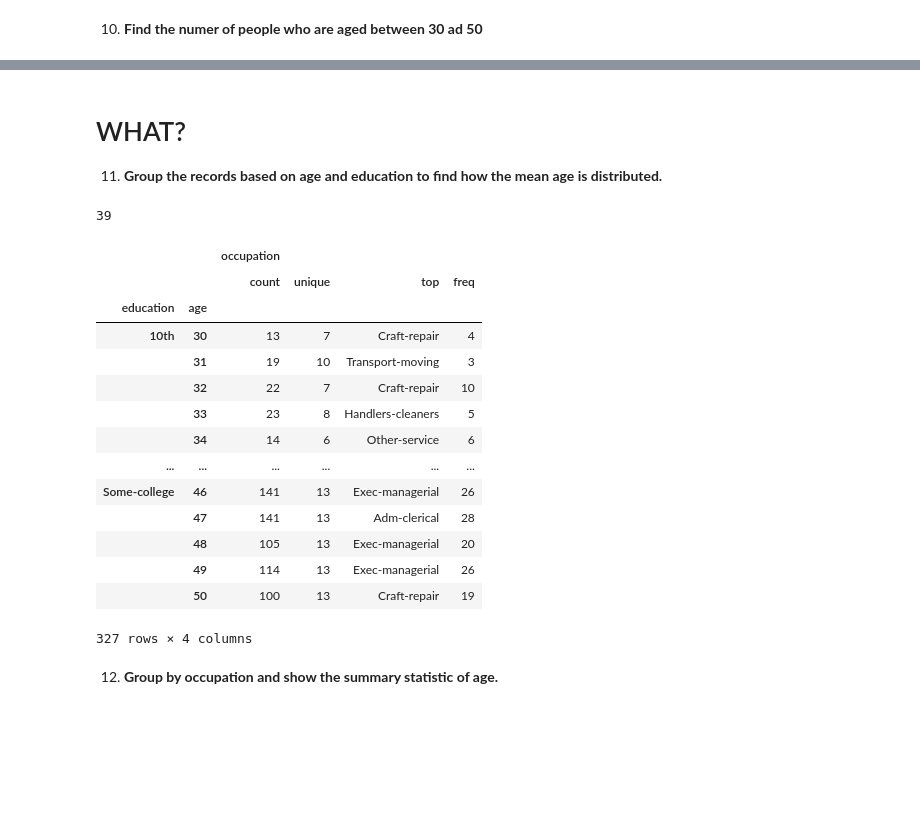
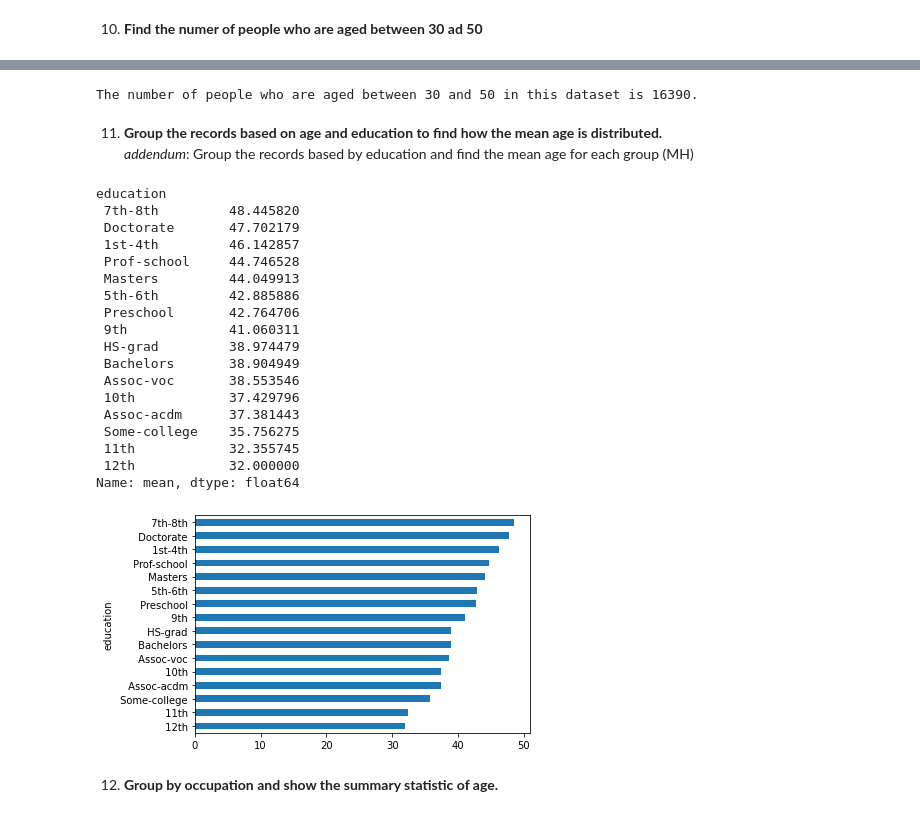
Before and after one commit to MichaelHotaling/DSC-Classes, a Jupyter notebook: DSC540/Week 3 & 4/Weeks 3&4 Assignment.ipynb, the cells around one changed output, grey strips where cells are left out. Saved outputs shown, nothing was run; the diff lists cells and outputs as text; code cells hidden in the pictures; blank space fills up the shorter version.

```diff
--- a/DSC540/Week 3 & 4/Weeks 3&4 Assignment.ipynb
+++ b/DSC540/Week 3 & 4/Weeks 3&4 Assignment.ipynb
@@ -297,8 +414,6 @@ len(df3)
+# %%
+print("The number of people who are aged between 30 and 50 in this dataset is {}.".format(len(df3)))
+# %% [output]
+The number of people who are aged between 30 and 50 in this dataset is 16390.
 # %% [markdown]
-# WHAT?
-
-11. **Group the records based on age and education to find how the mean age is distributed.**
+11. **Group the records based on age and education to find how the mean age is distributed.** <br> _addendum_: Group the records based by education and find the mean age for each group (MH)
-# %%
-round(np.mean(df3['age']))
-# %% [output]
-39
@@ -307,21 +420,26 @@ df4 = df3.groupby(['education','age']).describe()
-# %%
-df4
-# %% [output]
-|  |  | occupation |  |  |  |
-|  |  | count | unique | top | freq |
-| education | age |  |  |  |  |
-| 10th | 30 | 13 | 7 | Craft-repair | 4 |
-|  | 31 | 19 | 10 | Transport-moving | 3 |
-|  | 32 | 22 | 7 | Craft-repair | 10 |
-|  | 33 | 23 | 8 | Handlers-cleaners | 5 |
-|  | 34 | 14 | 6 | Other-service | 6 |
-| ... | ... | ... | ... | ... | ... |
-| Some-college | 46 | 141 | 13 | Exec-managerial | 26 |
-|  | 47 | 141 | 13 | Adm-clerical | 28 |
-|  | 48 | 105 | 13 | Exec-managerial | 20 |
-|  | 49 | 114 | 13 | Exec-managerial | 26 |
-|  | 50 | 100 | 13 | Craft-repair | 19 |
-327 rows × 4 columns
+# %%
+print(df.groupby(['education']).describe()['age']['mean'].sort_values(ascending=False));
+df.groupby(['education']).describe()['age']['mean'].sort_values(ascending=True).plot(kind="barh");
+# %% [output]
+education
+ 7th-8th         48.445820
+ Doctorate       47.702179
+ 1st-4th         46.142857
+ Prof-school     44.746528
+ Masters         44.049913
+ 5th-6th         42.885886
+ Preschool       42.764706
+ 9th             41.060311
+ HS-grad         38.974479
+ Bachelors       38.904949
+ Assoc-voc       38.553546
+ 10th            37.429796
+ Assoc-acdm      37.381443
+ Some-college    35.756275
+ 11th            32.355745
+ 12th            32.000000
+Name: mean, dtype: float64
+[figure, added]
 # %% [markdown]
 12. **Group by occupation and show the summary statistic of age.**
 # %%
```
Also changed, not shown: parts of 39 cells of this notebook.
